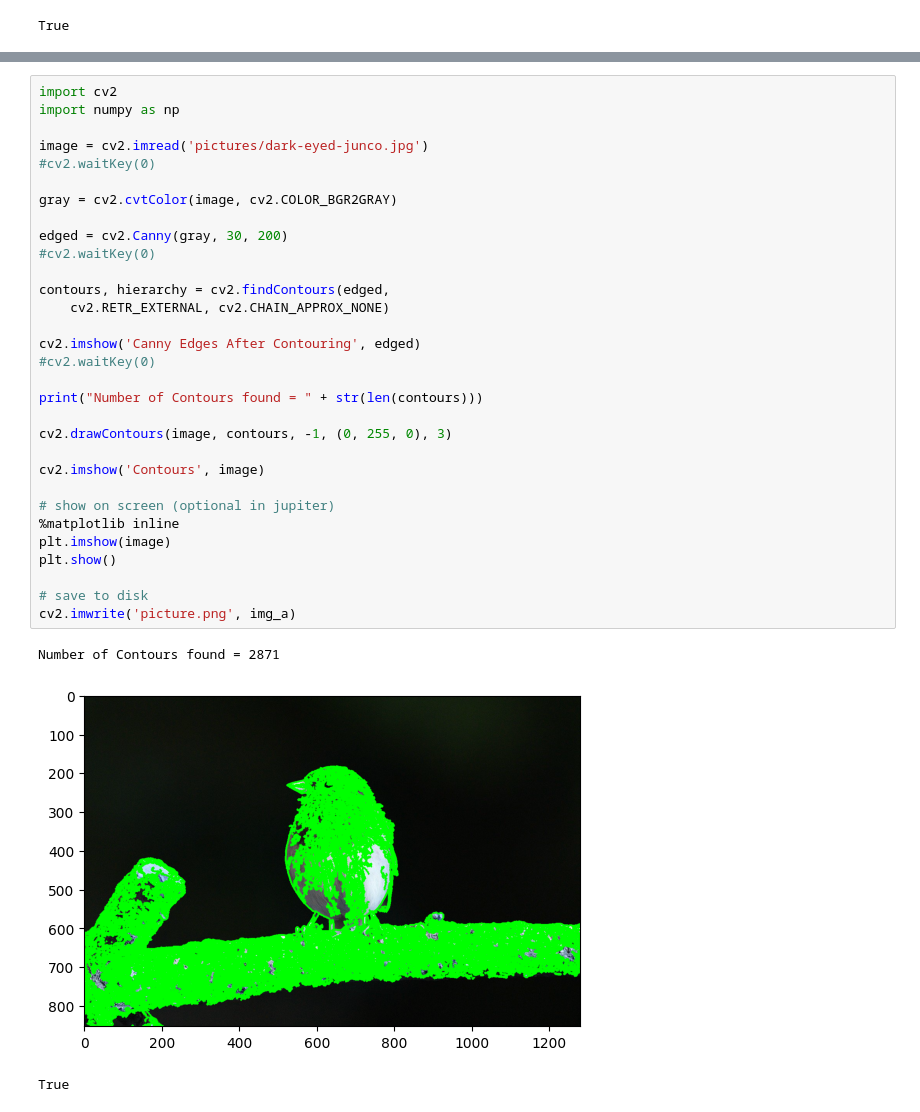
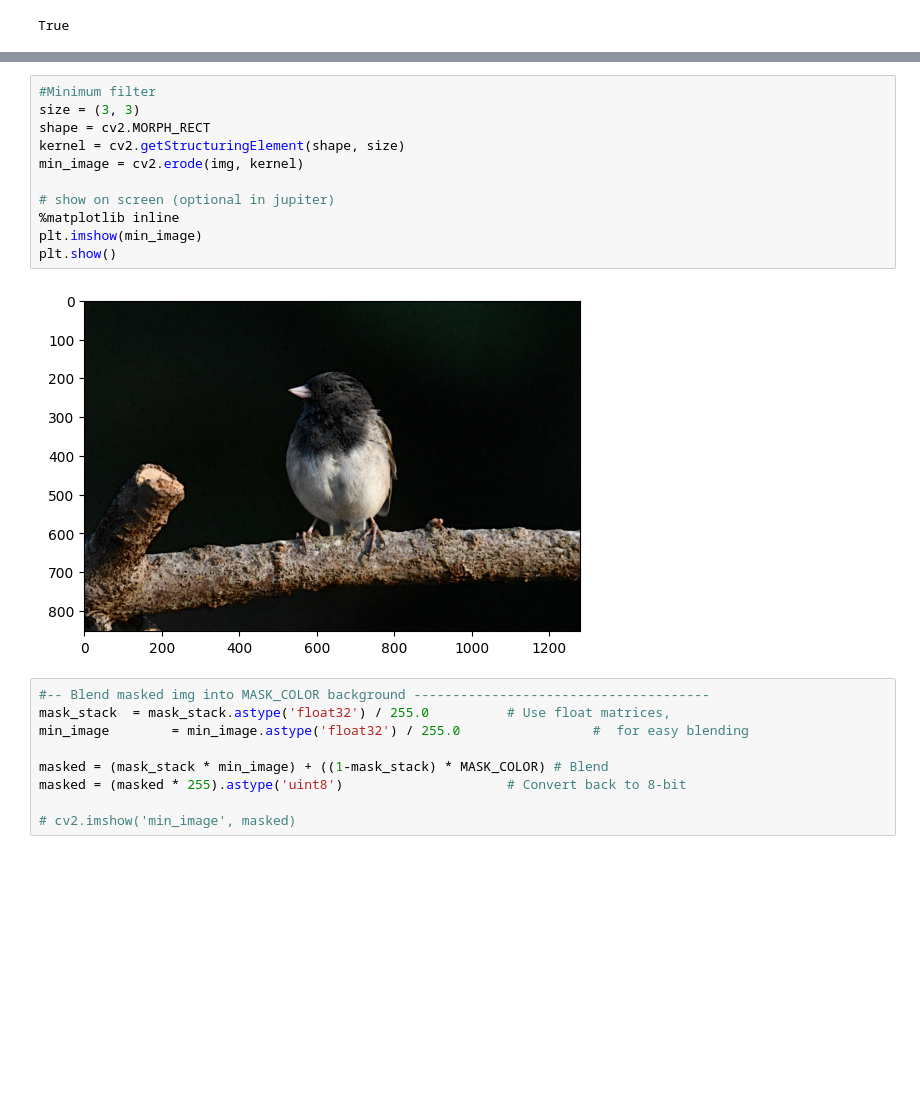
Before and after one commit to uol-mediaprocessing-2023-2024-classroom/project-line-art, a Jupyter notebook: dokumentary/TaleaResearch.ipynb, the cells around one changed output, grey strips where cells are left out. Saved outputs shown, nothing was run; the diff lists cells and outputs as text; blank space fills up the shorter version.

```diff
--- a/dokumentary/TaleaResearch.ipynb
+++ b/dokumentary/TaleaResearch.ipynb
@@ -160,35 +104,22 @@ True
-# %%
-import cv2
-import numpy as np
-
-image = cv2.imread('pictures/dark-eyed-junco.jpg')
-#cv2.waitKey(0)
-
-gray = cv2.cvtColor(image, cv2.COLOR_BGR2GRAY)
-
-edged = cv2.Canny(gray, 30, 200)
-#cv2.waitKey(0)
-
-contours, hierarchy = cv2.findContours(edged,
-    cv2.RETR_EXTERNAL, cv2.CHAIN_APPROX_NONE)
-
-cv2.imshow('Canny Edges After Contouring', edged)
-#cv2.waitKey(0)
-
-print("Number of Contours found = " + str(len(contours)))
-
-cv2.drawContours(image, contours, -1, (0, 255, 0), 3)
-
-cv2.imshow('Contours', image)
-
-# show on screen (optional in jupiter)
-%matplotlib inline
-plt.imshow(image)
-plt.show()
-
-# save to disk
-cv2.imwrite('picture.png', img_a)
-# %% [output]
-Number of Contours found = 2871
-[figure, removed]
-True
+# %%
+#Minimum filter
+size = (3, 3)
+shape = cv2.MORPH_RECT
+kernel = cv2.getStructuringElement(shape, size)
+min_image = cv2.erode(img, kernel)
+
+# show on screen (optional in jupiter)
+%matplotlib inline
+plt.imshow(min_image)
+plt.show()
+# %% [output]
+[figure, added]
+# %%
+#-- Blend masked img into MASK_COLOR background --------------------------------------
+mask_stack  = mask_stack.astype('float32') / 255.0          # Use float matrices,
+min_image        = min_image.astype('float32') / 255.0                 #  for easy blending
+
+masked = (mask_stack * min_image) + ((1-mask_stack) * MASK_COLOR) # Blend
+masked = (masked * 255).astype('uint8')                     # Convert back to 8-bit
+
+# cv2.imshow('min_image', masked)
```
Also changed, not shown: parts of 14 cells of this notebook, 1 other file.
